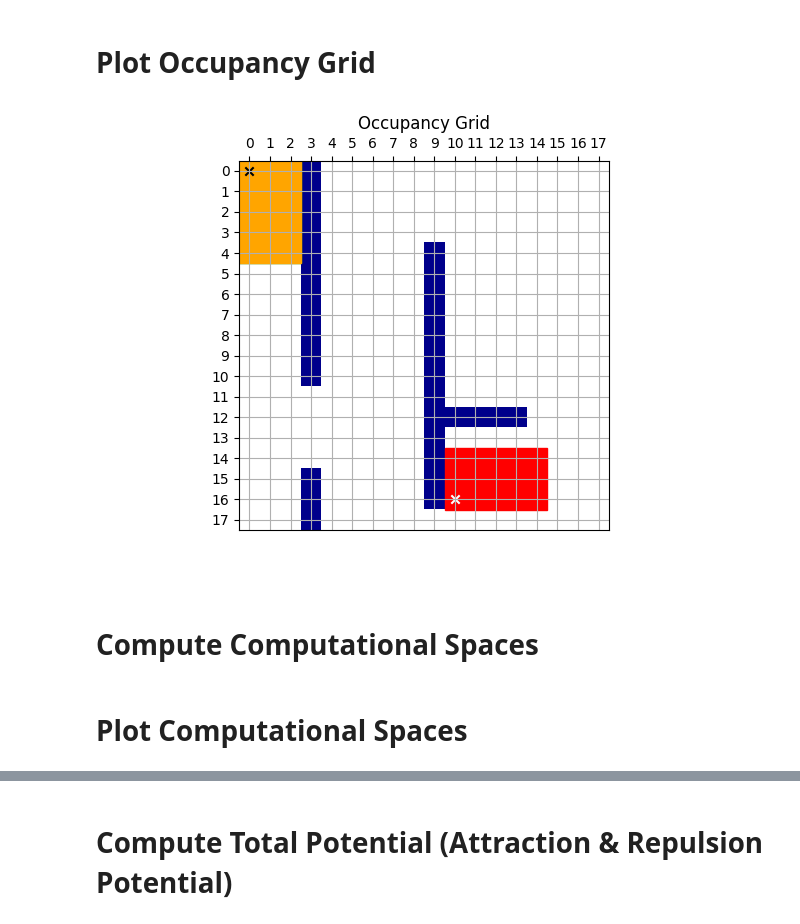
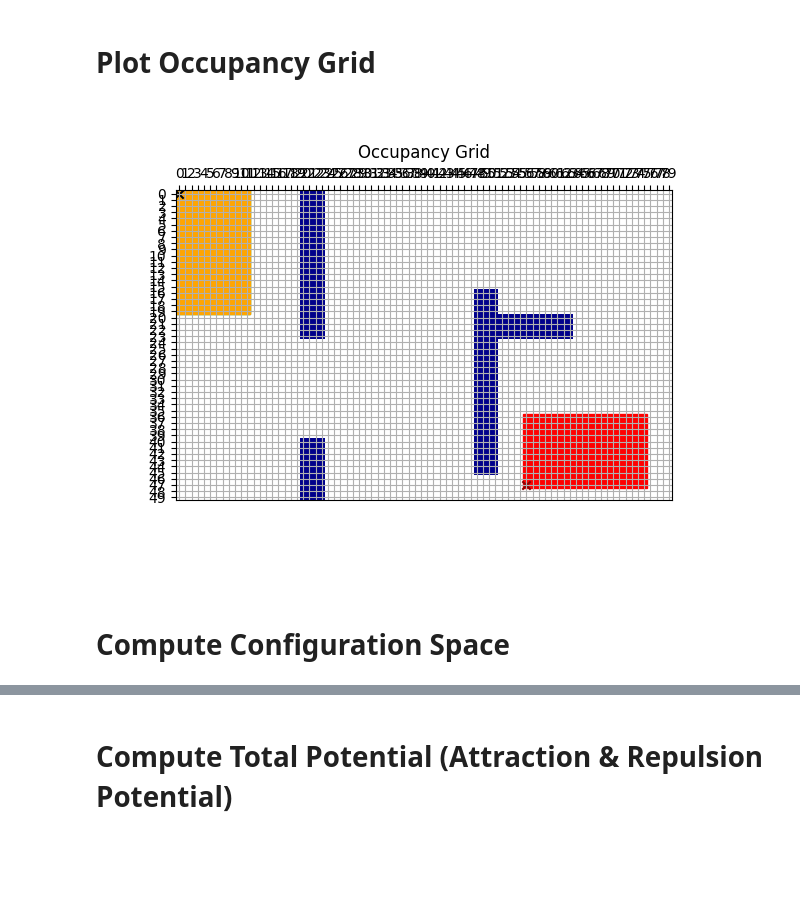
Before and after one commit to ca-schue/potential-field, a Jupyter notebook: potential-field.ipynb, the cells around one changed output, grey strips where cells are left out. Saved outputs shown, nothing was run; the diff lists cells and outputs as text; code cells hidden in the pictures; blank space fills up the shorter version.

```diff
--- a/potential-field.ipynb
+++ b/potential-field.ipynb
@@ -21,8 +23,8 @@ def add_obstacle(occupancy_grid, width, length, x, y):
 
     return occupancy_grid
 
-def generate_empty_occupancy_grid(size):
-    empty_occupancy_grid = np.ones((size, size), dtype=bool)
+def generate_empty_occupancy_grid(length, width):
+    empty_occupancy_grid = np.ones((length, width), dtype=bool)
 
     return empty_occupancy_grid
 # %% [markdown]
@@ -252,7 +458,7 @@ def plot_occupancy_grid(occupancy_grid, goal_point, plot_axis, current_position=
         current_color = 'gray'
         line_color = 'black'
 
-    plot_axis.imshow(occupancy_grid, cmap=cmap, interpolation='nearest', origin='upper')
+    plot_axis.imshow(occupancy_grid, cmap=cmap, interpolation='none', origin='upper')
 
     if start_point is not None:
         start_x, start_y, start_rotation = start_point
@@ -264,16 +470,16 @@ def plot_occupancy_grid(occupancy_grid, goal_point, plot_axis, current_position=
                 plot_axis.scatter(start_x, start_y, color=start_color, marker='o', label='Start Position')
         else: # Darstellung des aktuellen Roboters als Rechteck
             start_rect = plt.Rectangle(
-                (start_x - 0.5, start_y - 0.5),
+                (start_x-0.5,  start_y-0.5),
                 robot_width,
                 robot_length,
                 rotation_point=(start_x, start_y),
-                angle=start_rotation * -90,  # Rotation in Grad umrechnen
+                angle=start_rotation * -rotation_step,  # Rotation in Grad umrechnen
                 color=start_color,
                 label='Start Position'
             )
             plot_axis.add_patch(start_rect)
-            plot_axis.scatter(start_x, start_y, color='white', marker='x', label='Start Position')
+            plot_axis.scatter(start_x, start_y, color='darkgreen', marker='x', label='Start Position')
 
 
     if goal_point is not None:
@@ -286,16 +492,16 @@ def plot_occupancy_grid(occupancy_grid, goal_point, plot_axis, current_position=
                 plot_axis.scatter(goal_x, goal_y, color=goal_color, marker='o', label='Goal Position')
         else: # Darstellung des aktuellen Roboters als Rechteck
             goal_rect = plt.Rectangle(
-                (goal_x - 0.5, goal_y - 0.5),
+                (goal_x-0.5, goal_y-0.5),
                 robot_width,
                 robot_length,
                 rotation_point=(goal_x, goal_y),
-                angle=goal_rotation * -90,  # Rotation in Grad umrechnen
+                angle=goal_rotation * -rotation_step,  # Rotation in Grad umrechnen
                 color=goal_color,
                 label='Start Position'
             )
             plot_axis.add_patch(goal_rect)
-            plot_axis.scatter(goal_x, goal_y, color='white', marker='x', label='Goal Position')
+            plot_axis.scatter(goal_x, goal_y, color='darkred', marker='x', label='Goal Position')
 
     plot_axis.plot([p[0] for p in path], [p[1] for p in path], color=path_color, label='Chosen Path')
 
@@ -310,11 +516,11 @@ def plot_occupancy_grid(occupancy_grid, goal_point, plot_axis, current_position=
                 # Darstellung des aktuellen Roboters als Rechteck
         else:
             current_rect = plt.Rectangle(
-                (current_x - 0.5, current_y - 0.5),
+                (current_x-0.5, current_y-0.5),
                 robot_width,
                 robot_length,
                 rotation_point=(current_x, current_y),
-                angle=current_rotation * -90,  # Rotation in Grad umrechnen
+                angle=current_rotation * -rotation_step,  # Rotation in Grad umrechnen
                 color=current_color,
                 label='Current Position'
             )
@@ -322,33 +528,37 @@ def plot_occupancy_grid(occupancy_grid, goal_point, plot_axis, current_position=
             plot_axis.scatter(current_x, current_y, color='black', marker='x', label='Current Position')
 
     plot_axis.grid(False)
     plot_axis.set_title(plot_title)
 
     # Beschriftung der X-Achse oben
     plot_axis.xaxis.tick_top()
 
     if ticks:
         plot_axis.set_xticks(range(occupancy_grid.shape[1]))
         plot_axis.set_yticks(range(occupancy_grid.shape[0]))
         plot_axis.grid()
+    else:
+        plot_axis.set_xticks([])
+        plot_axis.set_yticks([])
 
     if y_axis_label is not None:
         # Optionale Beschriftung Y-Achse
         plot_axis.text(-0.15, 0.5, y_axis_label, rotation='horizontal', va='center', ha='right', transform=plot_axis.transAxes)
 
 
 fig = plt.figure()
 plot_axis = fig.add_subplot(111)
 plot_occupancy_grid(
     occupancy_grid=occupancy_grid,
     goal_point=goal_point,
     current_position=current_position,
     plot_axis=plot_axis,
     robot_width=robot_width,
     robot_length=robot_length,
+    ticks=True,
     start_point=start_point)
 plt.show()
 # %% [output]
-[figure, old version]
+[figure, new version]
 # %% [markdown]
-# Compute Computational Spaces
+# Compute Configuration Space
@@ -502,2 +564,0 @@ computational_space = np.array(computational_space_list)
-# %% [markdown]
-# Plot Computational Spaces
```
Also changed, not shown: parts of 29 cells of this notebook.
